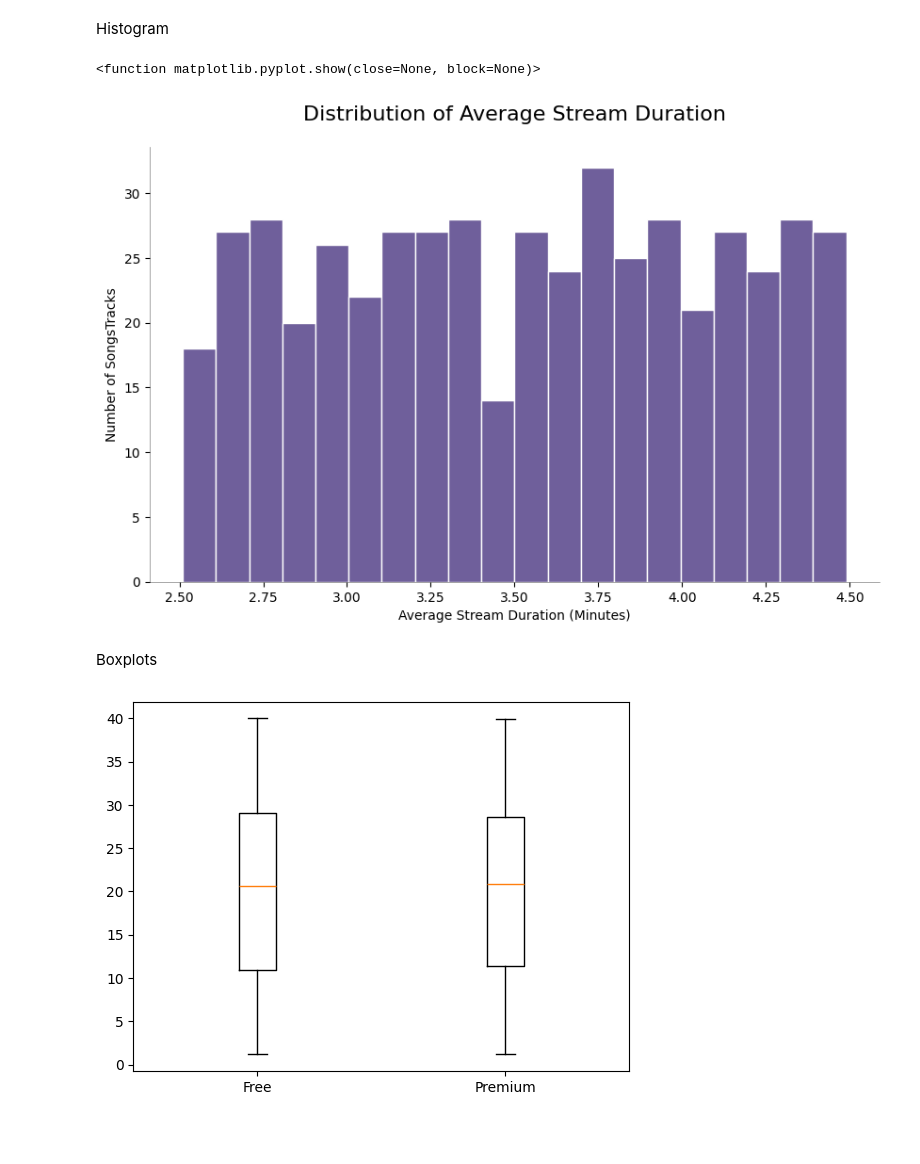
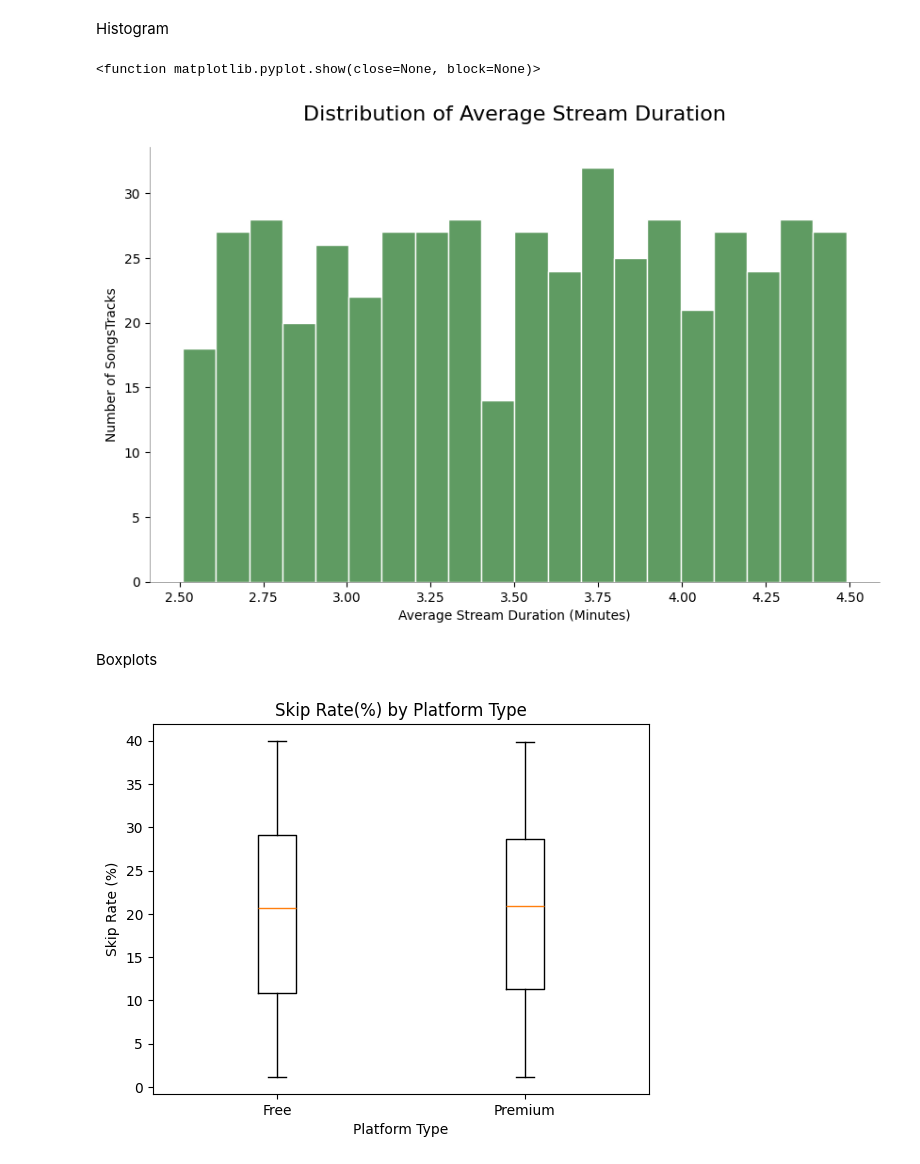
Before and after one commit to amydaniel24/learning_plots_amydaniel, a Jupyter notebook: notebooks/spotify_plots_walkthrough.ipynb, the cells around one changed output. Cells and saved outputs as stored; diff of their text form; code cells hidden in the pictures; blank space fills up the shorter version.

```diff
--- a/notebooks/spotify_plots_walkthrough.ipynb
+++ b/notebooks/spotify_plots_walkthrough.ipynb
@@ -355,7 +355,7 @@ plt.figure(figsize=(10,6))
 plt.hist(
     spotify_df['Avg Stream Duration (Min)'],
     bins = 20,
-    color = '#6f5f9b',
+    color = "#5f9b62",
     edgecolor = 'white',
 )
 
@@ -373,17 +373,20 @@ ax.spines['right'].set_visible(False)
 plt.show
 # %% [output]
 <function matplotlib.pyplot.show(close=None, block=None)>
-[figure, old version]
+[figure, new version]
 # %% [markdown]
 Boxplots
 # %%
 plt.boxplot(
     [spotify_df[spotify_df['Platform Type'] =='Free']['Skip Rate (%)'],
     spotify_df[spotify_df['Platform Type'] =='Premium']['Skip Rate (%)']]
 )
 
 plt.xticks([1, 2], ['Free', 'Premium'])
+plt.xlabel('Platform Type')
+plt.ylabel('Skip Rate (%)')
+plt.title('Skip Rate(%) by Platform Type')
 
 plt.show()
 # %% [output]
-[figure, old version]
+[figure, new version]
```
